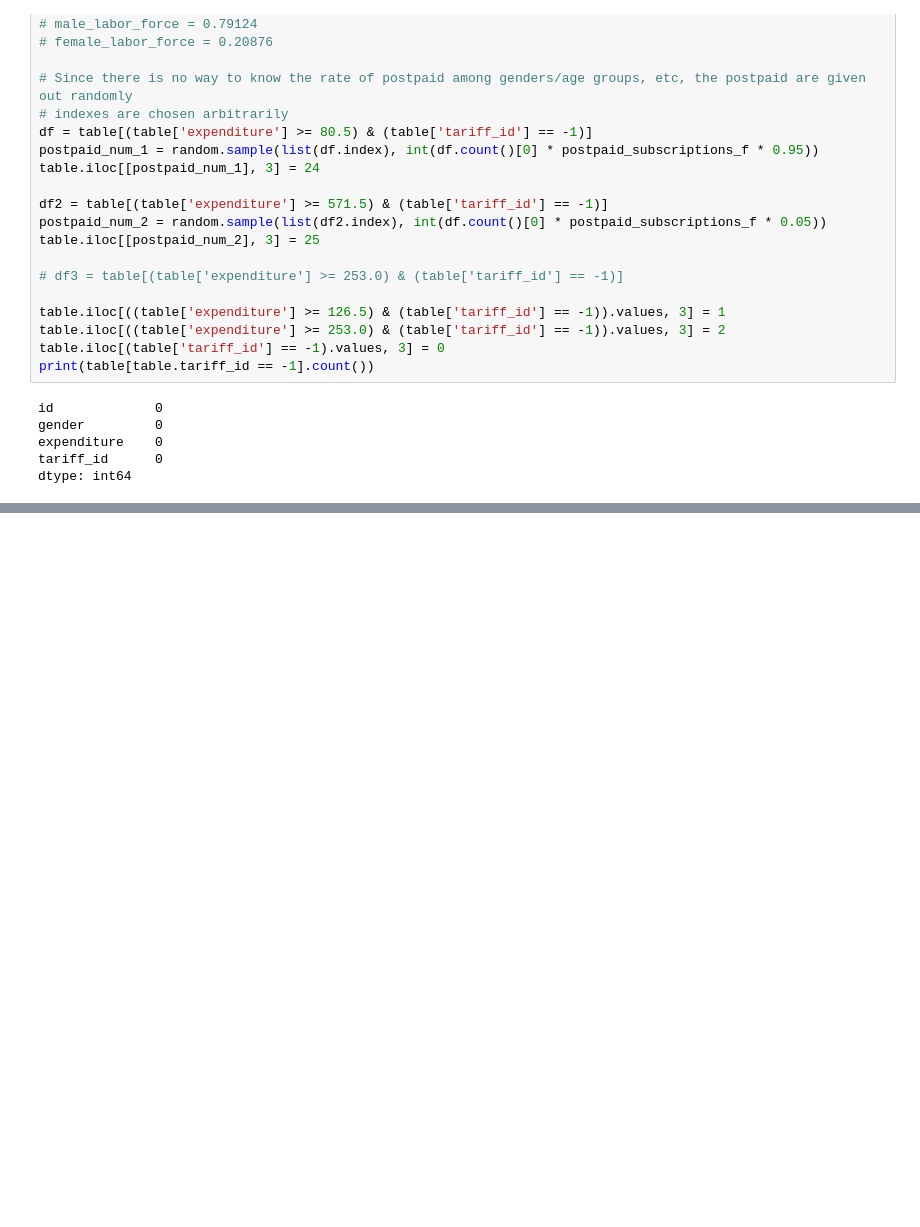
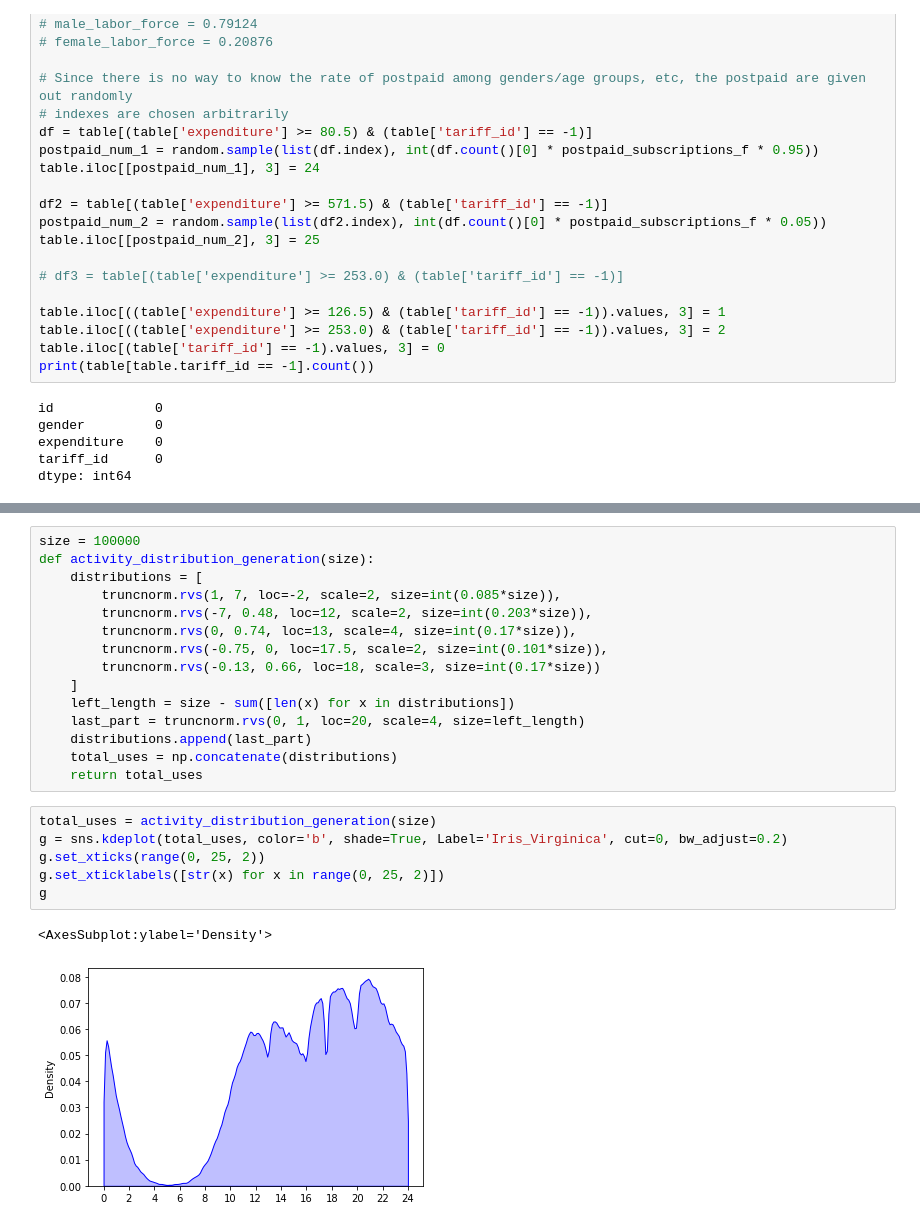
Before and after one commit to Soul-Keeper12986/Saudi-Arabia, a Jupyter notebook: Product_instances_and_events/product_instance_and_events.ipynb, the cells around one changed output, grey strips where cells are left out. Cells and saved outputs as stored; diff of their text form; blank space fills up the shorter version.

```diff
--- a/Product_instances_and_events/product_instance_and_events.ipynb
+++ b/Product_instances_and_events/product_instance_and_events.ipynb
@@ -342,0 +347,24 @@ product_instances.head()
+# %%
+size = 100000
+def activity_distribution_generation(size):
+    distributions = [
+        truncnorm.rvs(1, 7, loc=-2, scale=2, size=int(0.085*size)),
+        truncnorm.rvs(-7, 0.48, loc=12, scale=2, size=int(0.203*size)),
+        truncnorm.rvs(0, 0.74, loc=13, scale=4, size=int(0.17*size)),
+        truncnorm.rvs(-0.75, 0, loc=17.5, scale=2, size=int(0.101*size)),
+        truncnorm.rvs(-0.13, 0.66, loc=18, scale=3, size=int(0.17*size))
+    ]
+    left_length = size - sum([len(x) for x in distributions])
+    last_part = truncnorm.rvs(0, 1, loc=20, scale=4, size=left_length)
+    distributions.append(last_part)
+    total_uses = np.concatenate(distributions)
+    return total_uses
+# %%
+total_uses = activity_distribution_generation(size)
+g = sns.kdeplot(total_uses, color='b', shade=True, Label='Iris_Virginica', cut=0, bw_adjust=0.2)
+g.set_xticks(range(0, 25, 2))
+g.set_xticklabels([str(x) for x in range(0, 25, 2)])
+g
+# %% [output]
+<AxesSubplot:ylabel='Density'>
+[figure, added]
```
Also changed, not shown: parts of 19 cells of this notebook, 7 other files.
